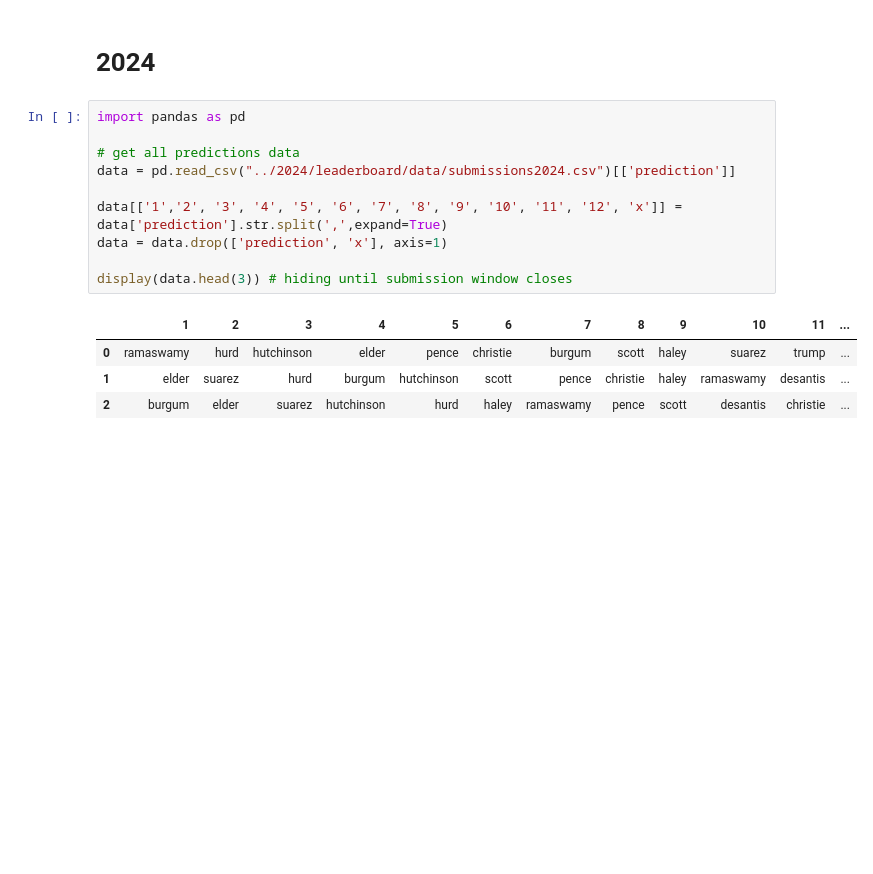
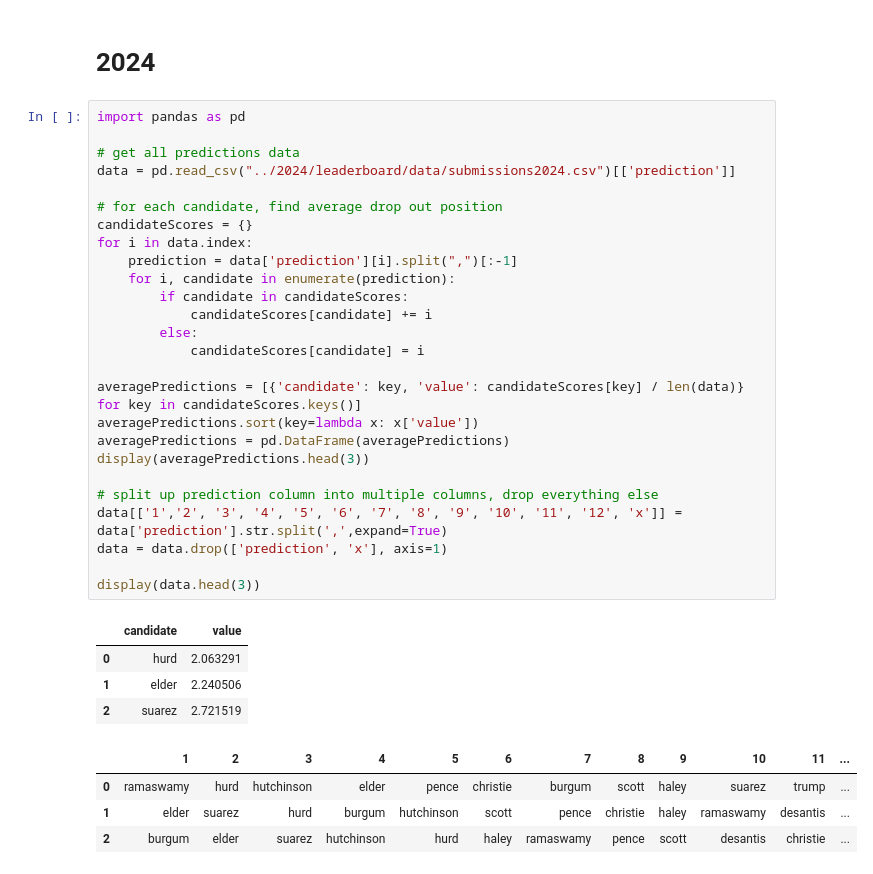
Before and after one commit to OGladfelter/dropout-contest, a Jupyter notebook: python/heatmap.ipynb, the cells around one changed output. Saved outputs shown, nothing was run; the diff lists cells and outputs as text; blank space fills up the shorter version.

```diff
--- a/python/heatmap.ipynb
+++ b/python/heatmap.ipynb
@@ -96,18 +96,38 @@ ax.set(xticklabels=["1st",2,3,4,5,6,7,8,9,10,11,12,13,"Win"])
 # %%
 import pandas as pd
 
 # get all predictions data
 data = pd.read_csv("../2024/leaderboard/data/submissions2024.csv")[['prediction']]
 
+# for each candidate, find average drop out position
+candidateScores = {}
+for i in data.index:
+    prediction = data['prediction'][i].split(",")[:-1]
+    for i, candidate in enumerate(prediction):
+        if candidate in candidateScores:
+            candidateScores[candidate] += i
+        else:
+            candidateScores[candidate] = i
+
+averagePredictions = [{'candidate': key, 'value': candidateScores[key] / len(data)} for key in candidateScores.keys()]
+averagePredictions.sort(key=lambda x: x['value'])
+averagePredictions = pd.DataFrame(averagePredictions)
+display(averagePredictions.head(3))
+
+# split up prediction column into multiple columns, drop everything else
 data[['1','2', '3', '4', '5', '6', '7', '8', '9', '10', '11', '12', 'x']] = data['prediction'].str.split(',',expand=True)
 data = data.drop(['prediction', 'x'], axis=1)
 
-display(data.head(3)) # hiding until submission window closes
+display(data.head(3))
 # %% [output]
-|  | 1 | 2 | 3 | 4 | 5 | 6 | 7 | 8 | 9 | 10 | 11 | ... |
-| 0 | ramaswamy | hurd | hutchinson | elder | pence | christie | burgum | scott | haley | suarez | trump | ... |
-| 1 | elder | suarez | hurd | burgum | hutchinson | scott | pence | christie | haley | ramaswamy | desantis | ... |
-| 2 | burgum | elder | suarez | hutchinson | hurd | haley | ramaswamy | pence | scott | desantis | christie | ... |
+|  | candidate | value |
+| 0 | hurd | 2.063291 |
+| 1 | elder | 2.240506 |
+| 2 | suarez | 2.721519 |
+|  | 1 | 2 | 3 | 4 | 5 | 6 | 7 | 8 | 9 | 10 | 11 | ... |
+| 0 | ramaswamy | hurd | hutchinson | elder | pence | christie | burgum | scott | haley | suarez | trump | ... |
+| 1 | elder | suarez | hurd | burgum | hutchinson | scott | pence | christie | haley | ramaswamy | desantis | ... |
+| 2 | burgum | elder | suarez | hutchinson | hurd | haley | ramaswamy | pence | scott | desantis | christie | ... |
 # %%
 # compile a dataframe in which each row is a candidate, and each column value is number of predictions
 # that the candidate will drop out in that position
```
Also changed, not shown: parts of 2 cells of this notebook, 5 other files.
